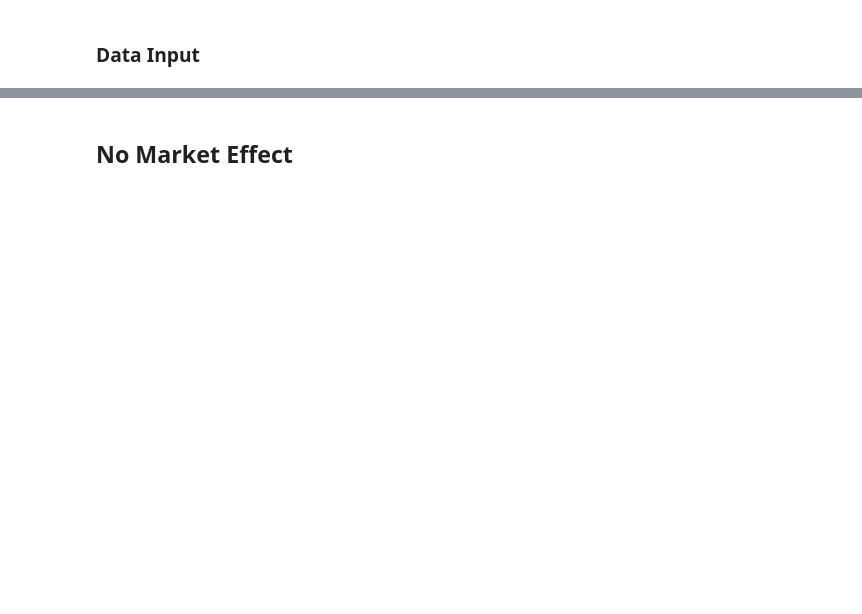
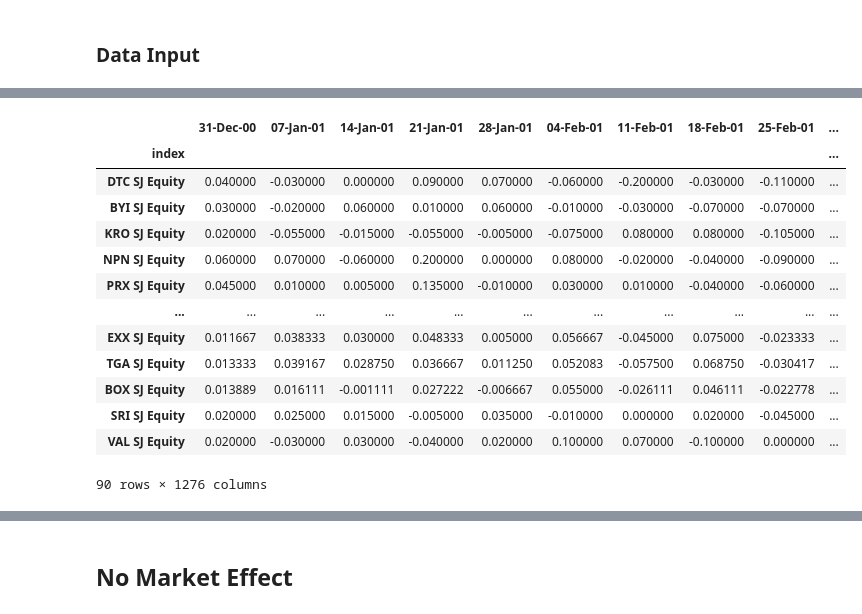
Before and after one commit to Hamza-joosub/K_means_linkedinReport, a Jupyter notebook: Evaluation.ipynb, the cells around one changed output, grey strips where cells are left out. Drawn from its saved outputs; the diff is of its cells as text; code cells hidden in the pictures; blank space fills up the shorter version.

```diff
--- a/Evaluation.ipynb
+++ b/Evaluation.ipynb
@@ -52,0 +12,22 @@ sector_returns
+# %%
+sector_returns = pd.read_csv('Sector_and_returns.csv')
+sector_returns = sector_returns.drop(columns=['Unnamed: 0'])
+sector_returns = sector_returns.rename(columns={'Code':'index', 'Sector_Code': 'Cluster'})
+sector_returns = sector_returns.set_index('index')
+sector_returns = sector_returns.drop(columns=['Sector'])
+sector_returns
+# %% [output]
+|  | 31-Dec-00 | 07-Jan-01 | 14-Jan-01 | 21-Jan-01 | 28-Jan-01 | 04-Feb-01 | 11-Feb-01 | 18-Feb-01 | 25-Feb-01 | ... |
+| index |  |  |  |  |  |  |  |  |  | ... |
+| DTC SJ Equity | 0.040000 | -0.030000 | 0.000000 | 0.090000 | 0.070000 | -0.060000 | -0.200000 | -0.030000 | -0.110000 | ... |
+| BYI SJ Equity | 0.030000 | -0.020000 | 0.060000 | 0.010000 | 0.060000 | -0.010000 | -0.030000 | -0.070000 | -0.070000 | ... |
+| KRO SJ Equity | 0.020000 | -0.055000 | -0.015000 | -0.055000 | -0.005000 | -0.075000 | 0.080000 | 0.080000 | -0.105000 | ... |
+| NPN SJ Equity | 0.060000 | 0.070000 | -0.060000 | 0.200000 | 0.000000 | 0.080000 | -0.020000 | -0.040000 | -0.090000 | ... |
+| PRX SJ Equity | 0.045000 | 0.010000 | 0.005000 | 0.135000 | -0.010000 | 0.030000 | 0.010000 | -0.040000 | -0.060000 | ... |
+| ... | ... | ... | ... | ... | ... | ... | ... | ... | ... | ... |
+| EXX SJ Equity | 0.011667 | 0.038333 | 0.030000 | 0.048333 | 0.005000 | 0.056667 | -0.045000 | 0.075000 | -0.023333 | ... |
+| TGA SJ Equity | 0.013333 | 0.039167 | 0.028750 | 0.036667 | 0.011250 | 0.052083 | -0.057500 | 0.068750 | -0.030417 | ... |
+| BOX SJ Equity | 0.013889 | 0.016111 | -0.001111 | 0.027222 | -0.006667 | 0.055000 | -0.026111 | 0.046111 | -0.022778 | ... |
+| SRI SJ Equity | 0.020000 | 0.025000 | 0.015000 | -0.005000 | 0.035000 | -0.010000 | 0.000000 | 0.020000 | -0.045000 | ... |
+| VAL SJ Equity | 0.020000 | -0.030000 | 0.030000 | -0.040000 | 0.020000 | 0.100000 | 0.070000 | -0.100000 | 0.000000 | ... |
+90 rows × 1276 columns
```
Also changed, not shown: parts of 9 cells of this notebook, 9 other files.
